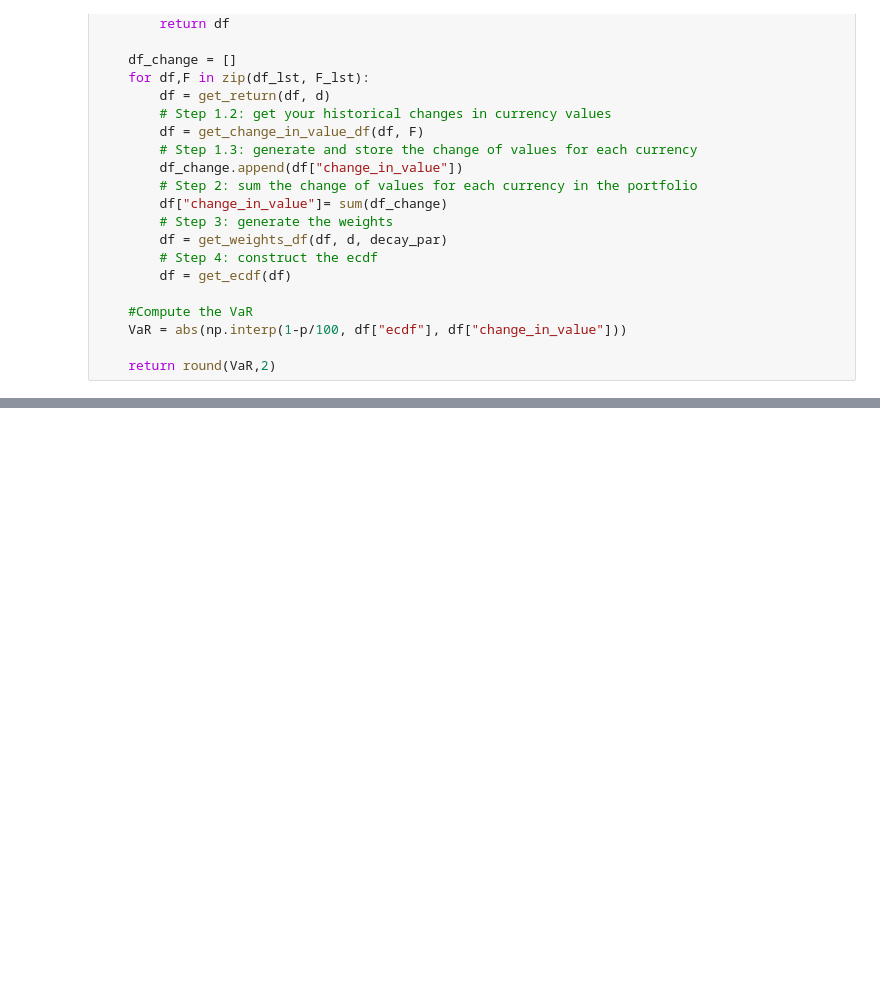
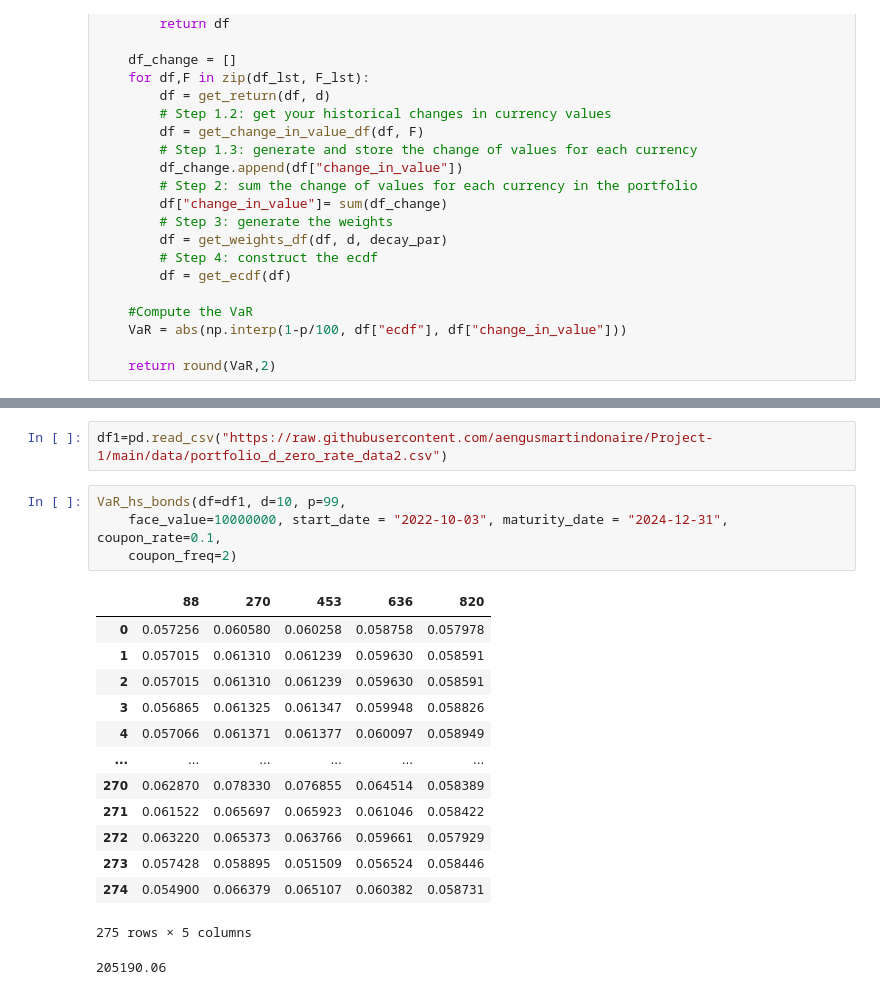
Before and after one commit to aengusmartindonaire/Project-1, a Jupyter notebook: MATH100_[Beltran]_[Donaire]_[Victoria]_Project1.ipynb, the cells around one changed output, grey strips where cells are left out. Cells and saved outputs as stored; diff of their text form; blank space fills up the shorter version.

```diff
--- a/MATH100_[Beltran]_[Donaire]_[Victoria]_Project1.ipynb
+++ b/MATH100_[Beltran]_[Donaire]_[Victoria]_Project1.ipynb
@@ -1174,0 +1257,21 @@ def VaR_brw_fx(df_lst, F_lst,
+# %%
+df1=pd.read_csv("https://raw.githubusercontent.com/aengusmartindonaire/Project-1/main/data/portfolio_d_zero_rate_data2.csv")
+# %%
+VaR_hs_bonds(df=df1, d=10, p=99,
+    face_value=10000000, start_date = "2022-10-03", maturity_date = "2024-12-31", coupon_rate=0.1,
+    coupon_freq=2)
+# %% [output]
+|  | 88 | 270 | 453 | 636 | 820 |
+| 0 | 0.057256 | 0.060580 | 0.060258 | 0.058758 | 0.057978 |
+| 1 | 0.057015 | 0.061310 | 0.061239 | 0.059630 | 0.058591 |
+| 2 | 0.057015 | 0.061310 | 0.061239 | 0.059630 | 0.058591 |
+| 3 | 0.056865 | 0.061325 | 0.061347 | 0.059948 | 0.058826 |
+| 4 | 0.057066 | 0.061371 | 0.061377 | 0.060097 | 0.058949 |
+| ... | ... | ... | ... | ... | ... |
+| 270 | 0.062870 | 0.078330 | 0.076855 | 0.064514 | 0.058389 |
+| 271 | 0.061522 | 0.065697 | 0.065923 | 0.061046 | 0.058422 |
+| 272 | 0.063220 | 0.065373 | 0.063766 | 0.059661 | 0.057929 |
+| 273 | 0.057428 | 0.058895 | 0.051509 | 0.056524 | 0.058446 |
+| 274 | 0.054900 | 0.066379 | 0.065107 | 0.060382 | 0.058731 |
+275 rows × 5 columns
+205190.06
```
Also changed, not shown: parts of 5 cells of this notebook.
